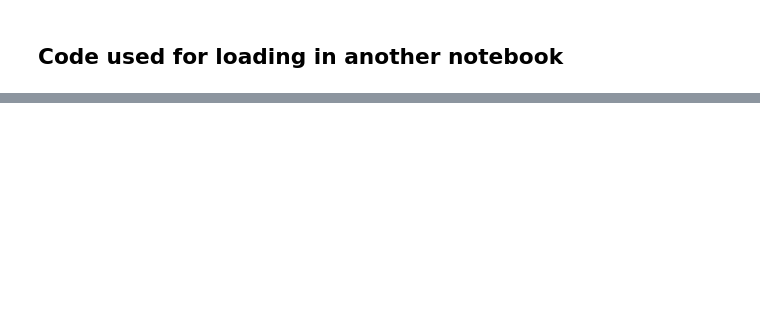
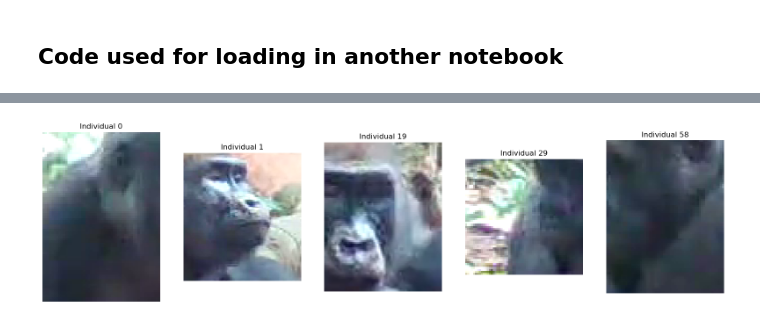
Before and after one commit to memben/gorillatracker, a Jupyter notebook: notebooks/test_embedding_generation.ipynb, the cells around one changed output, grey strips where cells are left out. Cells and saved outputs as stored; diff of their text form; code cells hidden in the pictures; blank space fills up the shorter version.

```diff
--- a/notebooks/test_embedding_generation.ipynb
+++ b/notebooks/test_embedding_generation.ipynb
@@ -211,0 +405,25 @@ df = df.reset_index(drop=False)"""
+# %%
+# plot a frame for each individual_id
+
+import matplotlib.pyplot as plt
+
+fig, ax = plt.subplots(1, len(embedding_img_table.invididual_id.unique()), figsize=(20, 10))
+for i, id in enumerate(embedding_img_table.invididual_id.unique()):
+    img = embedding_img_table[embedding_img_table.invididual_id == id].iloc[10].frame_id
+    bbox = embedding_img_table[embedding_img_table.invididual_id == id].iloc[0].bbox
+    # get the frame from the video
+    video = cv2.VideoCapture(video_path)
+    video.set(cv2.CAP_PROP_POS_FRAMES, img)
+    img = video.read()[1]
+    img = _crop_image(img, bbox[0], bbox[1], bbox[2], bbox[3])
+    video.release()
+    img = cv2.cvtColor(img, cv2.COLOR_BGR2RGB)
+    img = Image.fromarray(img)
+    # crop image
+    ax[i].imshow(img)
+    ax[i].set_title(f"Individual {id}")
+    ax[i].axis("off")
+
+plt.show()
+# %% [output]
+[figure, added]
```
Also changed, not shown: parts of 10 cells of this notebook, 6 other files.
